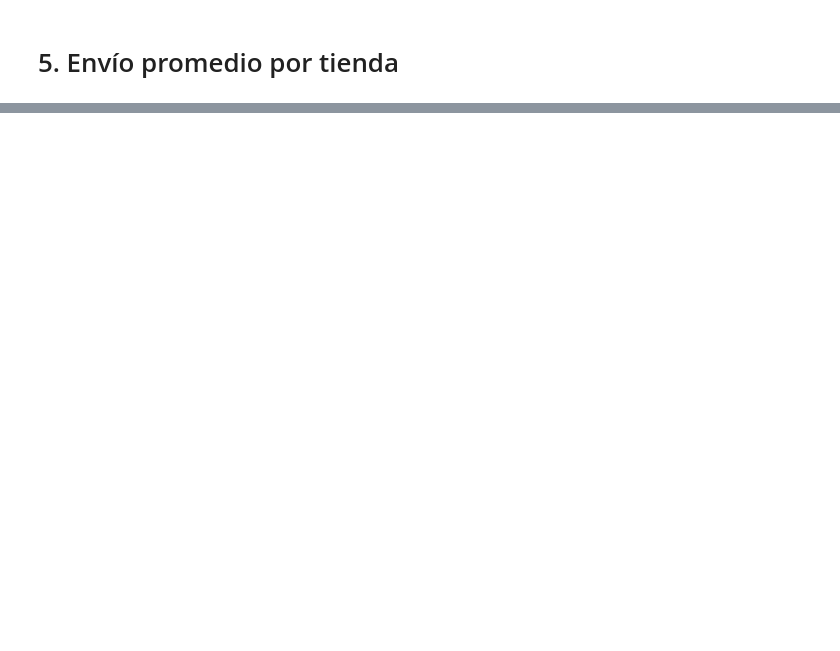
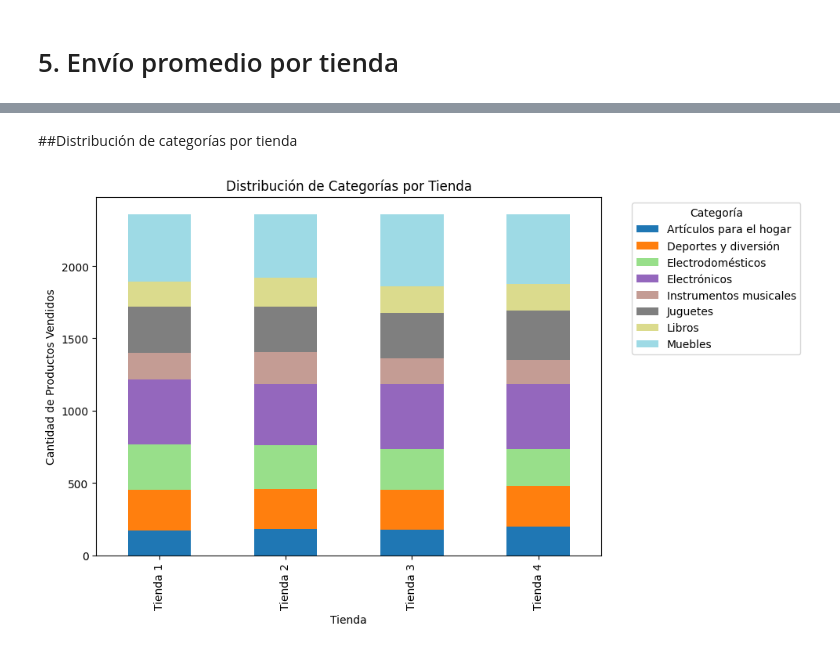
Before and after one commit to DiegoFau/Alura_store_latam, a Jupyter notebook: AluraStoreLatam.ipynb, the cells around one changed output, grey strips where cells are left out. Cells and saved outputs as stored; diff of their text form; code cells hidden in the pictures; blank space fills up the shorter version.

```diff
--- a/AluraStoreLatam.ipynb
+++ b/AluraStoreLatam.ipynb
@@ -28,2 +62,9 @@ tienda.head()
 # %% [markdown]
 # 2. Ventas por categoría
+# %%
+#Contamos las ventas por categorias de prodcuto
+ventas_categoria = todas_las_tiendas.groupby(['Tienda', 'Categoría del Producto']).size().rename('Cantidad')
+
+#Ordenamos las categorias por cantidad dentro de cada tienda
+ventas_categoria = ventas_categoria.groupby(level=0, group_keys=False).apply(lambda x: x.sort_values(ascending=False))
+ventas_categoria
@@ -35,0 +311,17 @@ tienda.head()
+# %% [markdown]
+##Distribución de categorías por tienda
+# %%
+#Pivot para tener categorías como columnas
+ventas_categoria_df = ventas_categoria.reset_index()
+ventas_categoria_pivot = ventas_categoria_df.pivot(index='Tienda', columns='Categoría del Producto', values='Cantidad')
+
+#Gráfico de barras apiladas
+ventas_categoria_pivot.plot(kind='bar', stacked=True, figsize=(10,6), colormap='tab20')
+plt.title('Distribución de Categorías por Tienda')
+plt.xlabel('Tienda')
+plt.ylabel('Cantidad de Productos Vendidos')
+plt.legend(title='Categoría', bbox_to_anchor=(1.05, 1), loc='upper left')
+plt.tight_layout()
+plt.show()
+# %% [output]
+[figure, added]
```
Also changed, not shown: parts of 21 cells of this notebook.
